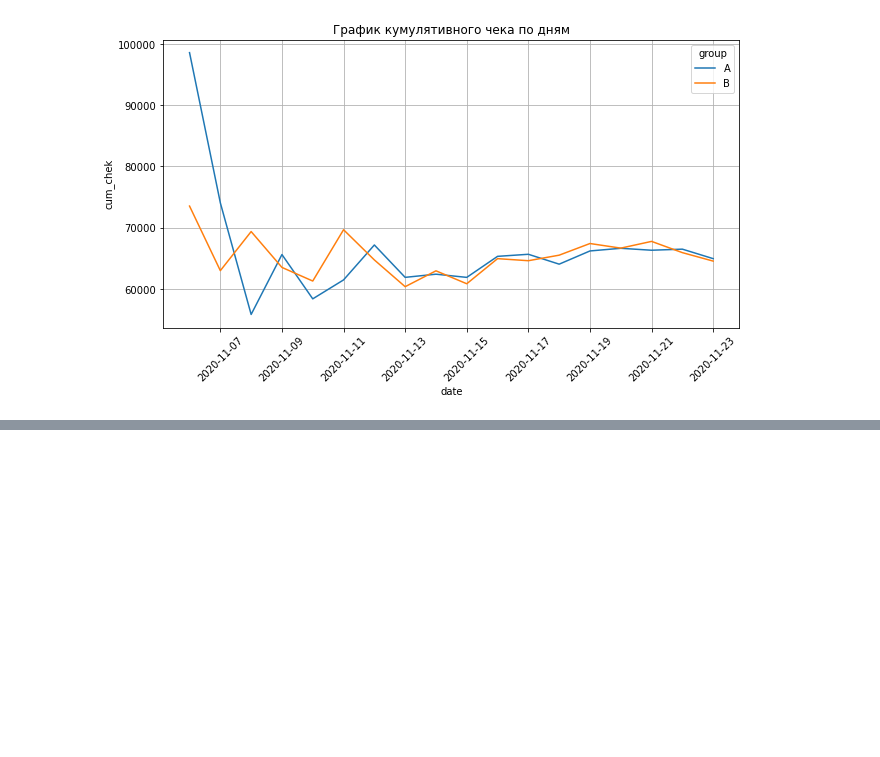
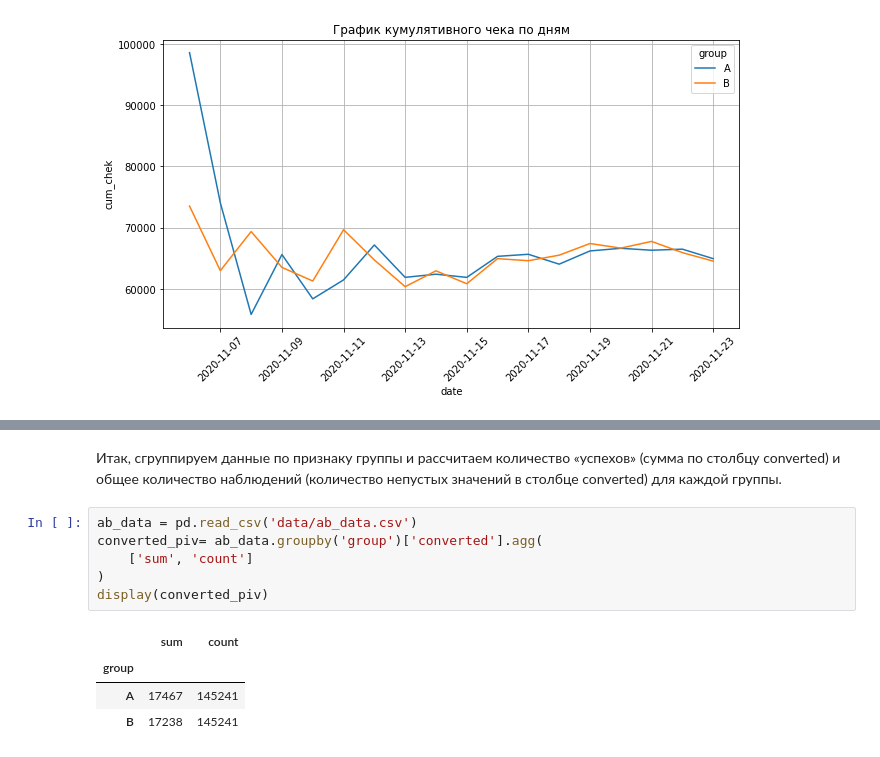
Before and after one commit to AleksandrFrom/SF_DS, a Jupyter notebook: EDA/5_1-EDA.ipynb, the cells around one changed output, grey strips where cells are left out. Drawn from its saved outputs; the diff is of its cells as text; blank space fills up the shorter version.

```diff
--- a/EDA/5_1-EDA.ipynb
+++ b/EDA/5_1-EDA.ipynb
@@ -370,0 +391,13 @@ ax.grid(True);
+# %% [markdown]
+Итак, сгруппируем данные по признаку группы и рассчитаем количество «успехов» (сумма по столбцу converted) и общее количество наблюдений (количество непустых значений в столбце converted) для каждой группы.
+# %%
+ab_data = pd.read_csv('data/ab_data.csv')
+converted_piv= ab_data.groupby('group')['converted'].agg(
+    ['sum', 'count']
+)
+display(converted_piv)
+# %% [output]
+|  | sum | count |
+| group |  |  |
+| A | 17467 | 145241 |
+| B | 17238 | 145241 |
```
Also changed, not shown: parts of 29 cells of this notebook, 4 other files.
